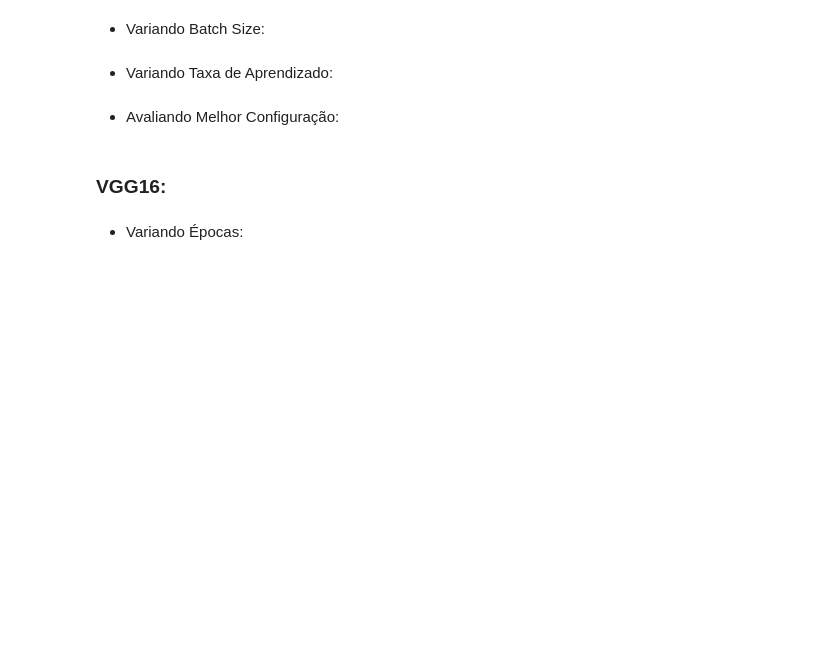
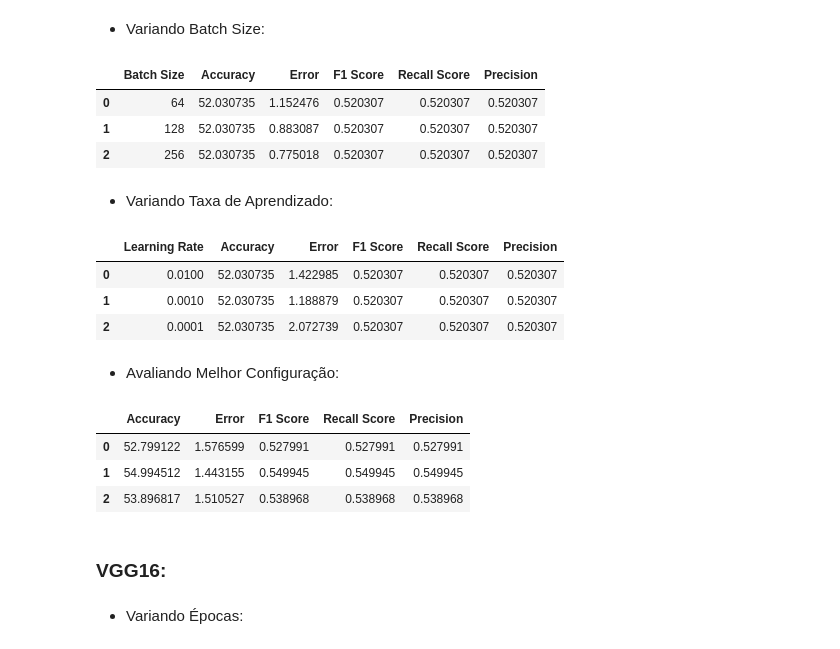
Before and after one commit to SonanFarr/Trabalho_Visao_Computacional, a Jupyter notebook: src/main.ipynb, the cells around one changed output. Cells and saved outputs as stored; diff of their text form; code cells hidden in the pictures; blank space fills up the shorter version.

```diff
--- a/src/main.ipynb
+++ b/src/main.ipynb
@@ -470,46 +523,63 @@ df
 # %%
 batch_sizes = [64, 128, 256]
 accuracys = []
 errors = []
+f1s = []
+recalls = []
+precisions = []
 
 accuracy = 0
 error = 999
 
 for batch_size in tqdm(batch_sizes):
-    train_dataloader = DataLoader(training_data_C10, batch_size=batch_size)
-    test_dataloader = DataLoader(test_data_C10, batch_size=batch_size)
+    train_dataloader = DataLoader(training_data_BF, batch_size=batch_size)
+    test_dataloader = DataLoader(test_data_BF, batch_size=batch_size)
 
     model = MY_AlexNet(n_classes = 10)
     if torch.cuda.is_available():
         model.cuda()
 
     loss_fn = nn.CrossEntropyLoss()
     optimizer = torch.optim.SGD(model.parameters(), lr=1e-3)
 
     epochs = 50
     for t in range(50):
         train(train_dataloader, model, loss_fn, optimizer, device)
-        accuracy, error = test(test_dataloader, model, loss_fn, device)
+        predicts, labels, accuracy, error = test_new_metrics(test_dataloader, model, loss_fn, device)
 
+    predicts = np.concatenate(predicts).ravel().tolist()
+    labels = np.concatenate(labels).ravel().tolist()
+
+    f1s.append(f1_score(labels, predicts, average="micro"))
+    recalls.append(recall_score(labels, predicts, average="micro"))
+    precisions.append(precision_score(labels, predicts, average="micro"))
     accuracys.append(accuracy)
     errors.append(error)
 
-df = pd.DataFrame({'Batch Size': batch_sizes, 'Accuracy': accuracys, 'Error': errors})
+df = pd.DataFrame({'Batch Size': batch_sizes, 'Accuracy': accuracys, 'Error': errors, 'F1 Score': f1s, 'Recall Score': recalls, 'Precision': precisions})
 df.to_csv('../data/results/BF_alexNet_batchSize.csv', index=False)
 df
+# %% [output]
+|  | Batch Size | Accuracy | Error | F1 Score | Recall Score | Precision |
+| 0 | 64 | 52.030735 | 1.152476 | 0.520307 | 0.520307 | 0.520307 |
+| 1 | 128 | 52.030735 | 0.883087 | 0.520307 | 0.520307 | 0.520307 |
+| 2 | 256 | 52.030735 | 0.775018 | 0.520307 | 0.520307 | 0.520307 |
 # %% [markdown]
 * Variando Taxa de Aprendizado:
 # %%
 learnings = [1e-2, 1e-3, 1e-4]
 accuracys = []
 errors = []
+f1s = []
+recalls = []
+precisions = []
 
 accuracy = 0
 error = 999
 
 for rate in tqdm(learnings):
-    train_dataloader = DataLoader(training_data_C10, batch_size=64)
-    test_dataloader = DataLoader(test_data_C10, batch_size=64)
+    train_dataloader = DataLoader(training_data_BF, batch_size=64)
+    test_dataloader = DataLoader(test_data_BF, batch_size=64)
 
     model = MY_AlexNet(n_classes = 10)
     if torch.cuda.is_available():
@@ -521,19 +591,33 @@ for rate in tqdm(learnings):
     epochs = 50
     for t in range(50):
         train(train_dataloader, model, loss_fn, optimizer, device)
-        accuracy, error = test(test_dataloader, model, loss_fn, device)
+        predicts, labels, accuracy, error = test_new_metrics(test_dataloader, model, loss_fn, device)
 
+    predicts = np.concatenate(predicts).ravel().tolist()
+    labels = np.concatenate(labels).ravel().tolist()
+
+    f1s.append(f1_score(labels, predicts, average="micro"))
+    recalls.append(recall_score(labels, predicts, average="micro"))
+    precisions.append(precision_score(labels, predicts, average="micro"))
     accuracys.append(accuracy)
     errors.append(error)
 
-df = pd.DataFrame({'Learning Rate': learnings, 'Accuracy': accuracys, 'Error': errors})
+df = pd.DataFrame({'Learning Rate': learnings, 'Accuracy': accuracys, 'Error': errors, 'F1 Score': f1s, 'Recall Score': recalls, 'Precision': precisions})
 df.to_csv('../data/results/BF_alexNet_learnRate.csv', index=False)
 df
+# %% [output]
+|  | Learning Rate | Accuracy | Error | F1 Score | Recall Score | Precision |
+| 0 | 0.0100 | 52.030735 | 1.422985 | 0.520307 | 0.520307 | 0.520307 |
+| 1 | 0.0010 | 52.030735 | 1.188879 | 0.520307 | 0.520307 | 0.520307 |
+| 2 | 0.0001 | 52.030735 | 2.072739 | 0.520307 | 0.520307 | 0.520307 |
 # %% [markdown]
 * Avaliando Melhor Configuração:
 # %%
 accuracys = []
 errors = []
+f1s = []
+recalls = []
+precisions = []
 
 accuracy = 0
 error = 999
@@ -543,8 +627,8 @@ epochs = 50
 learning = 1e-2
 
 for i in tqdm(range(3)):
-    train_dataloader = DataLoader(training_data_C10, batch_size=batch_size)
-    test_dataloader = DataLoader(test_data_C10, batch_size=batch_size)
+    train_dataloader = DataLoader(training_data_BF, batch_size=batch_size)
+    test_dataloader = DataLoader(test_data_BF, batch_size=batch_size)
 
     model = MY_AlexNet(n_classes = 10)
     if torch.cuda.is_available():
@@ -556,14 +640,25 @@ for i in tqdm(range(3)):
     epochs = 50
     for t in range(50):
         train(train_dataloader, model, loss_fn, optimizer, device)
-        accuracy, error = test(test_dataloader, model, loss_fn, device)
+        predicts, labels, accuracy, error = test_new_metrics(test_dataloader, model, loss_fn, device)
 
+    predicts = np.concatenate(predicts).ravel().tolist()
+    labels = np.concatenate(labels).ravel().tolist()
+
+    f1s.append(f1_score(labels, predicts, average="micro"))
+    recalls.append(recall_score(labels, predicts, average="micro"))
+    precisions.append(precision_score(labels, predicts, average="micro"))
     accuracys.append(accuracy)
     errors.append(error)
 
-df = pd.DataFrame({'Accuracy': accuracys, 'Error': errors})
+df = pd.DataFrame({'Accuracy': accuracys, 'Error': errors, 'F1 Score': f1s, 'Recall Score': recalls, 'Precision': precisions})
 df.to_csv('../data/results/BF_alexNet_bestConfig.csv', index=False)
 df
+# %% [output]
+|  | Accuracy | Error | F1 Score | Recall Score | Precision |
+| 0 | 52.799122 | 1.576599 | 0.527991 | 0.527991 | 0.527991 |
+| 1 | 54.994512 | 1.443155 | 0.549945 | 0.549945 | 0.549945 |
+| 2 | 53.896817 | 1.510527 | 0.538968 | 0.538968 | 0.538968 |
 # %% [markdown]
 ### VGG16:
 # %% [markdown]
```
Also changed, not shown: parts of 9 cells of this notebook, 1 other file.
